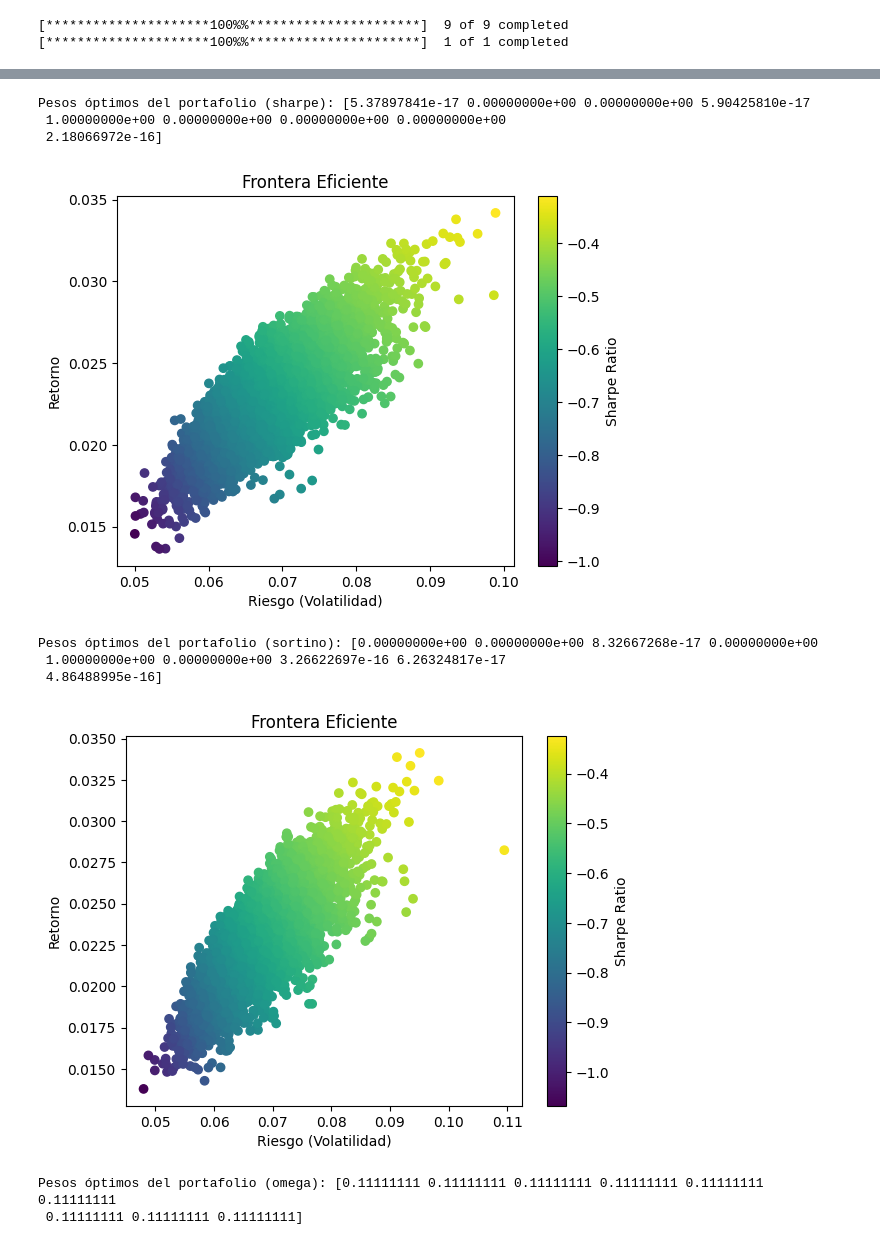
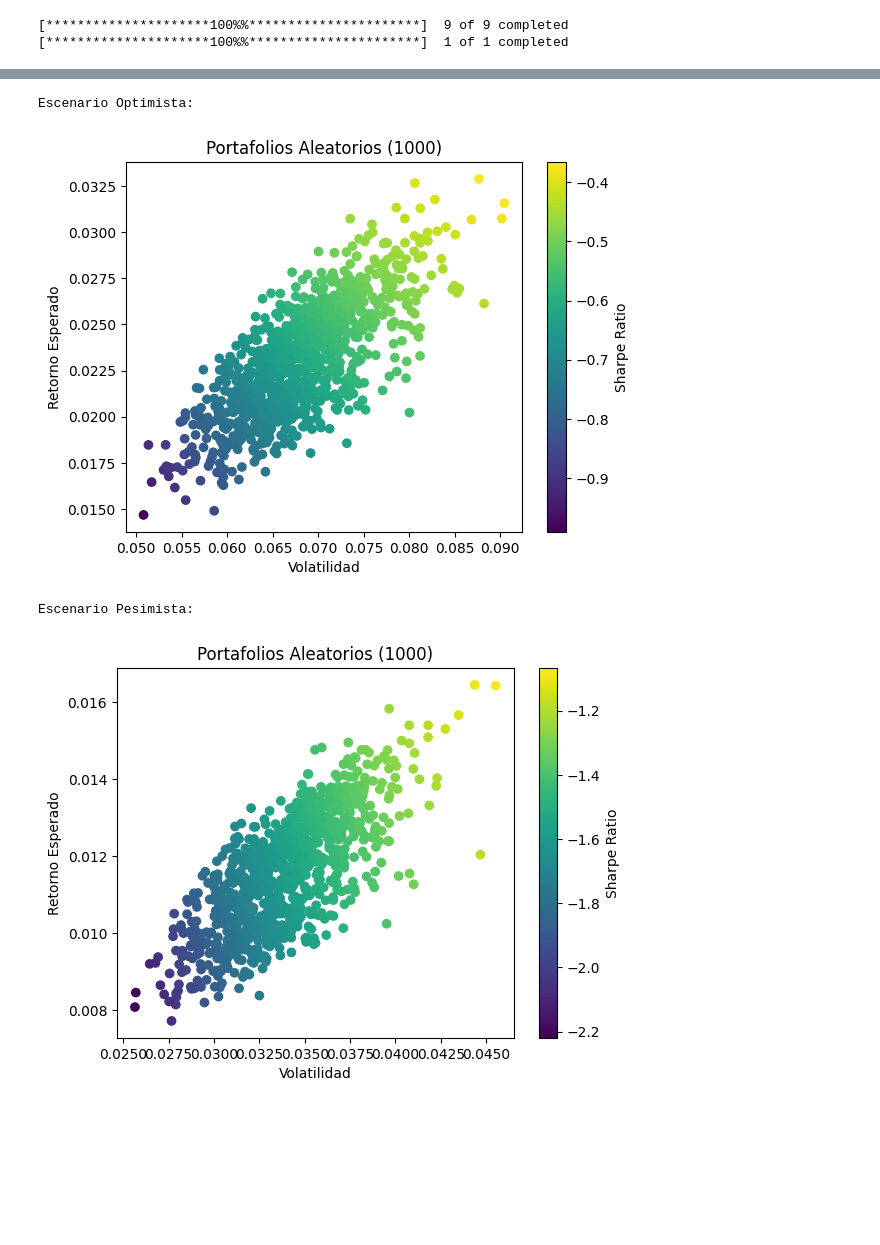
Before and after one commit to luisrc44/QAA-with-Climate-Change-and-ESG, a Jupyter notebook: QAA_wCC.ipynb, the cells around one changed output, grey strips where cells are left out. Cells and saved outputs as stored; diff of their text form; code cells hidden in the pictures; blank space fills up the shorter version.

Commit message:
Random Portfolios

```diff
--- a/QAA_wCC.ipynb
+++ b/QAA_wCC.ipynb
@@ -145,60 +145,47 @@ for i, column in enumerate(all_data.columns):
 ... (6 outputs left out)
 # %%
-# Implementación para la generación de portafolios
-def generate_portfolios_with_climate_and_economic_data(all_data, expected_returns, cov_matrix, risk_free_rate, strategy="sharpe"):
+# Crear dos escenarios: optimista y pesimista
+def create_optimistic_and_pessimistic_scenarios(asset_returns):
     """
-    Genera portafolios utilizando datos financieros, climáticos y económicos,
-    y optimiza el portafolio basado en la estrategia seleccionada (Sharpe, Sortino, Omega).
+    Crea dos escenarios ajustando los retornos históricos:
+    - Optimista: Usa los retornos históricos normales.
+    - Pesimista: Reduce los retornos en un factor pesimista.
 
-    :param all_data: DataFrame con todos los datos combinados (financieros, climáticos y económicos).
-    :param expected_returns: Retornos esperados de los activos financieros (acciones).
-    :param cov_matrix: Matriz de covarianzas de los activos financieros.
-    :param risk_free_rate: Tasa libre de riesgo.
-    :param strategy: Estrategia de optimización ("sharpe", "sortino", "omega").
-    :return: Pesos óptimos y la gráfica de la frontera eficiente.
+    :param asset_returns: Retornos históricos de los activos.
+    :return: Retornos ajustados para escenarios optimistas y pesimistas.
     """
-    # Filtrar las columnas que corresponden a los activos (acciones) y que serán las únicas con pesos asignados
-    financial_columns = ['AAPL', 'IBM', 'TSLA', 'GOOG', 'NVDA', 'NEE', 'FSLR', 'VWDRY', 'BEP']  # Ejemplo
-    asset_data = all_data[financial_columns]
+    # Filtrar solo columnas numéricas
+    numeric_returns = asset_returns.select_dtypes(include=[np.number])
 
-    # Encontrar las posiciones numéricas de las columnas financieras en all_data
-    financial_indices = [all_data.columns.get_loc(col) for col in financial_columns]
+    # Escenario optimista: usar los retornos históricos
+    optimistic_returns = numeric_returns.copy()
 
-    # Los retornos esperados y la matriz de covarianzas solo deben calcularse para las acciones (usando los índices)
-    expected_returns_assets = expected_returns[financial_indices]
-    cov_matrix_assets = cov_matrix[np.ix_(financial_indices, financial_indices)]
+    # Escenario pesimista: reducir los retornos, solo se aplican a los valores numéricos
+    pessimistic_returns = numeric_returns.copy()
+    pessimistic_returns.loc[:, :] = pessimistic_returns * 0.5  # Operación solo sobre los valores
 
-    # Inicializar optimizador de portafolios con la estrategia seleccionada
-    optimizer = PortfolioOptimizer(expected_returns_assets, cov_matrix_assets, risk_free_rate)
+    return optimistic_returns, pessimistic_returns
 
-    # Optimizar el portafolio para la estrategia seleccionada
-    optimal_weights = optimizer.optimize_portfolio(strategy=strategy)
-    print(f"Pesos óptimos del portafolio ({strategy}):", optimal_weights)
 
-    # Graficar la frontera eficiente
-    optimizer.plot_efficient_frontier(num_portfolios=5000)
 
-    return optimal_weights
+# Escenarios
+optimistic_returns, pessimistic_returns = create_optimistic_and_pessimistic_scenarios(asset_prices)
 
-# Supongamos que ya has ajustado el modelo VAR y generado predicciones:
-# expected_returns y cov_matrix provienen de las predicciones VAR.
-# Valores de ejemplo:
-risk_free_rate = 0.065  # Tasa libre de riesgo ajustable
-expected_returns = np.mean(predict, axis=0)  # Calculado de las predicciones del VAR
-cov_matrix = np.cov(predict, rowvar=False)   # Matriz de covarianza de las predicciones
 
-# Generación de portafolios y optimización con diferentes estrategias
-optimal_weights_sharpe = generate_portfolios_with_climate_and_economic_data(all_data, expected_returns, cov_matrix, risk_free_rate, strategy="sharpe")
-optimal_weights_sortino = generate_portfolios_with_climate_and_economic_data(all_data, expected_returns, cov_matrix, risk_free_rate, strategy="sortino")
-optimal_weights_omega = generate_portfolios_with_climate_and_economic_data(all_data, expected_returns, cov_matrix, risk_free_rate, strategy="omega")
+# Instancia para el escenario optimista
+optimizer_optimistic = PortfolioOptimizer(optimistic_returns, rf)
+
+# Instancia para el escenario pesimista
+optimizer_pessimistic = PortfolioOptimizer(pessimistic_returns, rf)
+
+# Generar y graficar muchos portafolios para ambos escenarios
+print("Escenario Optimista:")
+df_optimistic, _ = optimizer_optimistic.plot_random_portfolios(num_portfolios=1000)
+
+print("Escenario Pesimista:")
+df_pessimistic, _ = optimizer_pessimistic.plot_random_portfolios(num_portfolios=1000)
 # %% [output]
-Pesos óptimos del portafolio (sharpe): [5.37897841e-17 0.00000000e+00 0.00000000e+00 5.90425810e-17
- 1.00000000e+00 0.00000000e+00 0.00000000e+00 0.00000000e+00
- 2.18066972e-16]
+Escenario Optimista:
-[figure, old version]
+[figure, new version]
-Pesos óptimos del portafolio (sortino): [0.00000000e+00 0.00000000e+00 8.32667268e-17 0.00000000e+00
- 1.00000000e+00 0.00000000e+00 3.26622697e-16 6.26324817e-17
- 4.86488995e-16]
+Escenario Pesimista:
-[figure, old version]
+[figure, new version]
-Pesos óptimos del portafolio (omega): [0.11111111 0.11111111 0.11111111 0.11111111 0.11111111 0.11111111
- 0.11111111 0.11111111 0.11111111]
```
Also changed, not shown: parts of 3 cells of this notebook, 1 other file.
